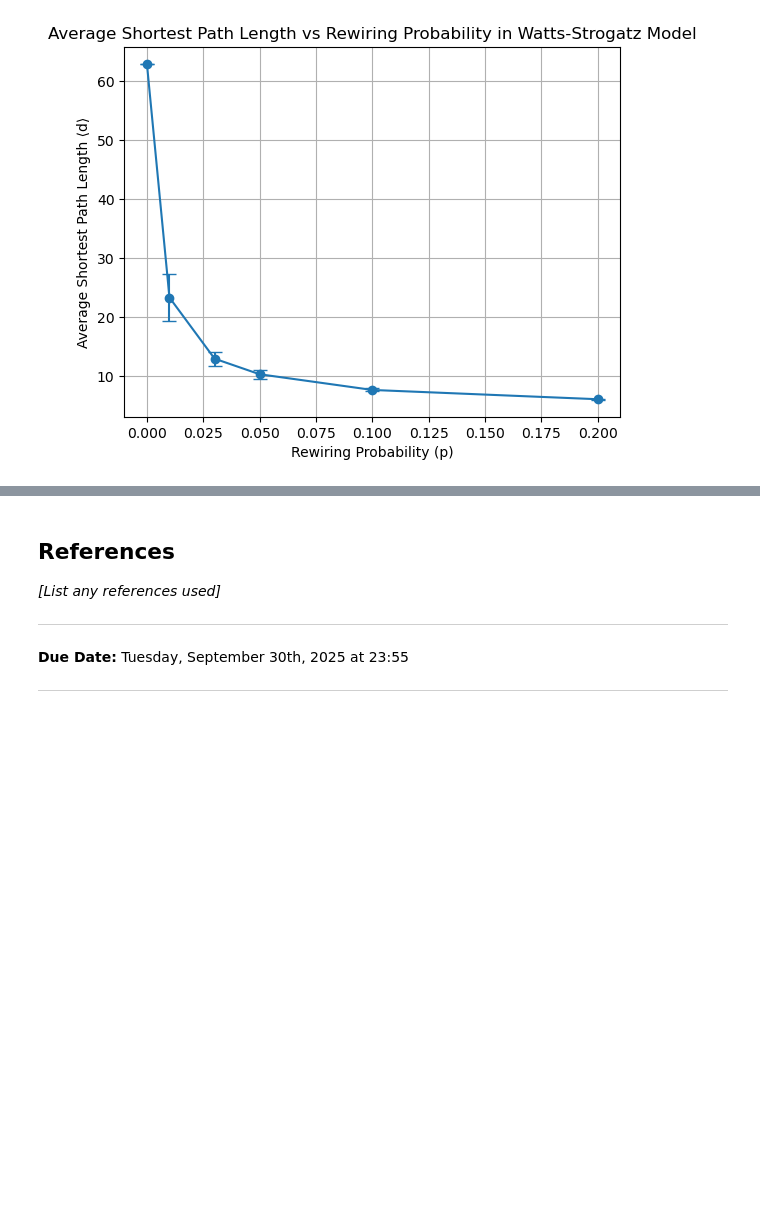
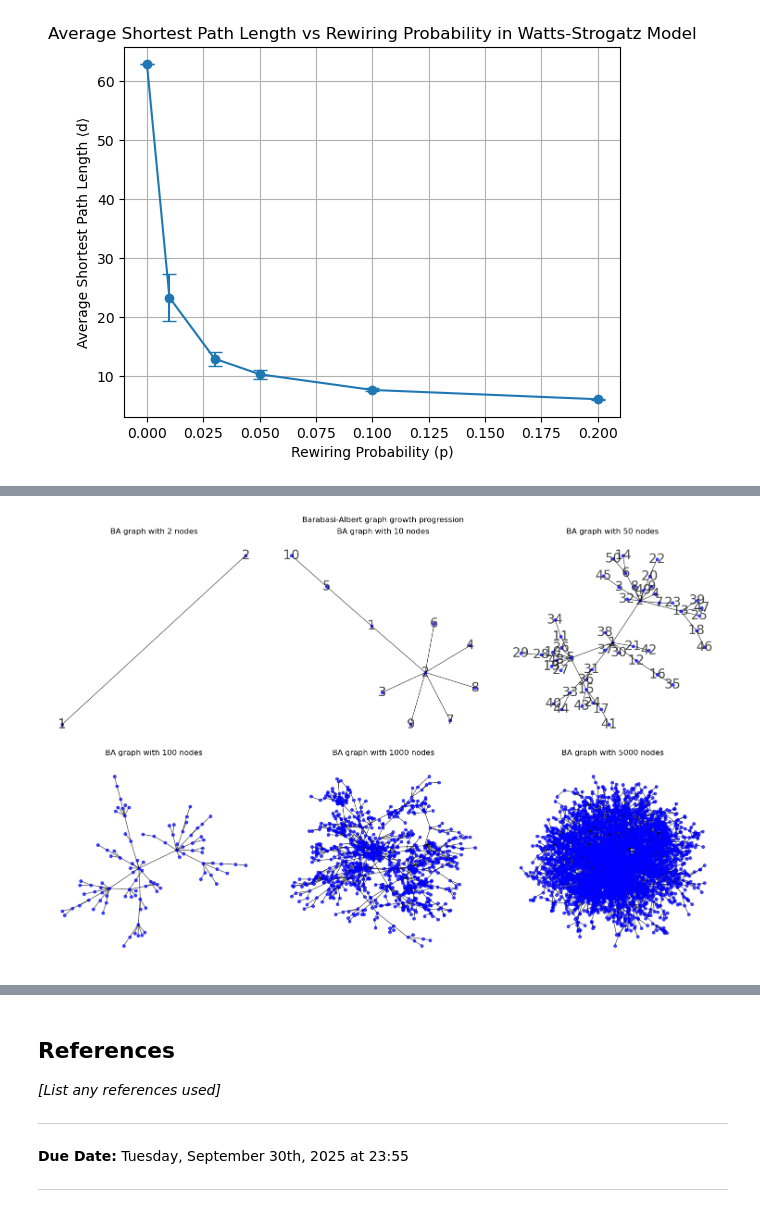
Before and after one commit to Somon8/social_graphs_25, a Jupyter notebook: Assignment 1.ipynb, the cells around one changed output, grey strips where cells are left out. Cells and saved outputs as stored; diff of their text form; code cells hidden in the pictures; blank space fills up the shorter version.

```diff
--- a/Assignment 1.ipynb
+++ b/Assignment 1.ipynb
@@ -226,0 +256,48 @@ Reference: Barabási, A.-L. (2016). Network Science, Chapter 3, Section 3.8 and
+# %%
+import random
+# Making a grouping of 3x2 plots to show the growth of a Barabasi-Albert graph.
+fig, axes = plt.subplots(2, 3, figsize=(15, 10))
+# Track which plots we need to make
+target_nodes = [10, 50, 100, 1000, 5000]
+plot_positions = [(0,1), (0,2), (1,0), (1,1), (1,2)]
+current_plot = 0
+
+# Creating a graph of just a single link.
+BA = nx.Graph()
+BA.add_nodes_from([1,2])
+BA.add_edge(1,2)
+
+nx.draw(BA, ax=axes[0,0], node_size=20, node_color='blue', alpha=0.7, with_labels=True, font_size=20)
+axes[0,0].set_title(f'BA graph with 2 nodes')
+
+# Expanding to 5000 nodes
+for i in range(3, 5001):
+    # For each new node, we create a list of all nodes in the existing edges. Nodes with many connections will appear more often in the list,
+    # and have a higher chance of being chosen to connect to the new node.
+    edges = list(BA.edges())
+    nodes_in_edges = []
+    for edge in edges:
+        for node in edge:
+            nodes_in_edges.append(node)
+
+    # Add the i'th node and connect it to a random node from the list.
+    BA.add_node(i)
+    j = random.choice(nodes_in_edges)
+    BA.add_edge(i, j)
+
+    # Plot for the target number of nodes
+    if i in target_nodes and current_plot < len(plot_positions):
+        row, col = plot_positions[current_plot]
+        # Add node labels for graphs with less than 100 nodes
+        if i < 100:
+            nx.draw(BA, ax=axes[row, col], node_size=20, node_color='blue', alpha=0.7, with_labels=True, font_size=20)
+        else:
+            nx.draw(BA, ax=axes[row, col], node_size=20, node_color='blue', alpha=0.7)
+        axes[row, col].set_title(f'BA graph with {i} nodes')
+        current_plot += 1
+
+fig.suptitle('Barabasi-Albert graph growth progression')
+plt.tight_layout()
+plt.show()
+# %% [output]
+[figure, added]
```
Also changed, not shown: parts of 26 cells of this notebook.
